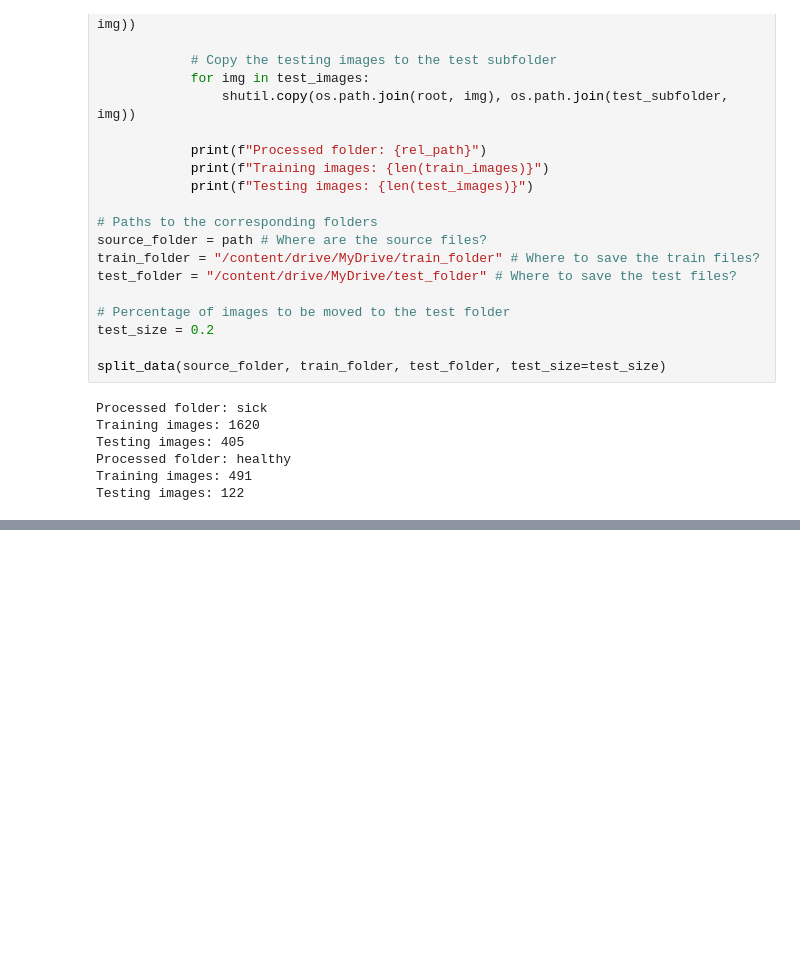
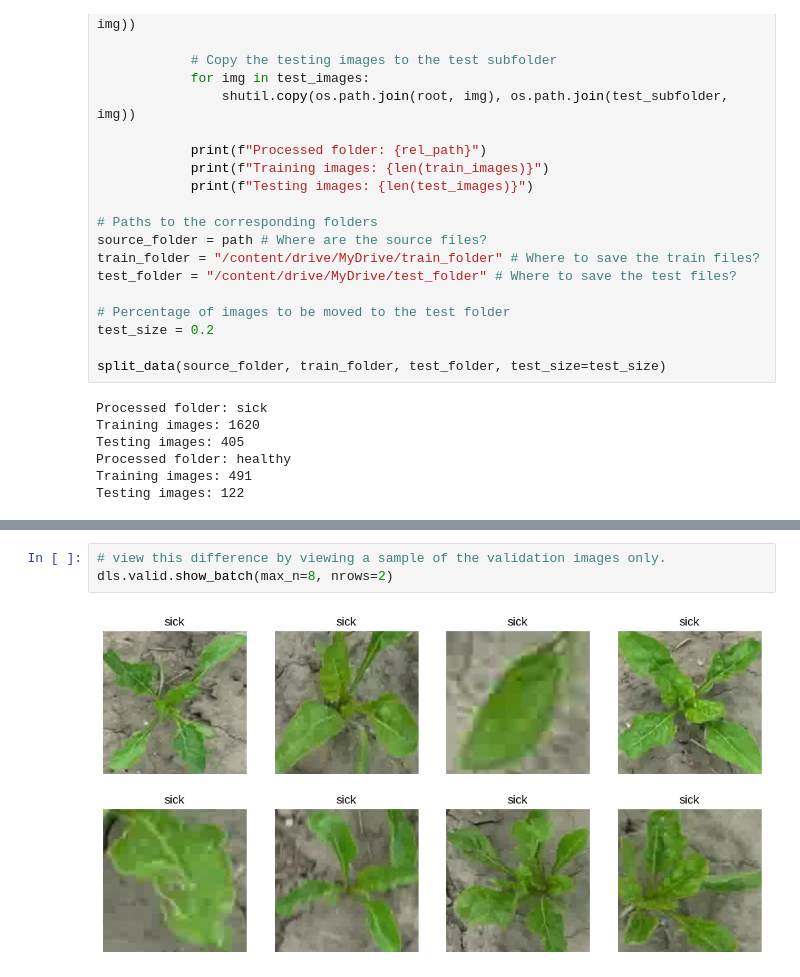
Before and after one commit to Stephaaniee/ProjectWork, a Jupyter notebook: Data_Fast_AI.ipynb, the cells around one changed output, grey strips where cells are left out. Drawn from its saved outputs; the diff is of its cells as text; blank space fills up the shorter version.

```diff
--- a/Data_Fast_AI.ipynb
+++ b/Data_Fast_AI.ipynb
@@ -108,0 +191,5 @@ NameError: name 'tfms' is not defined
+# %%
+# view this difference by viewing a sample of the validation images only.
+dls.valid.show_batch(max_n=8, nrows=2)
+# %% [output]
+[figure, added]
```
Also changed, not shown: parts of 15 cells of this notebook.
